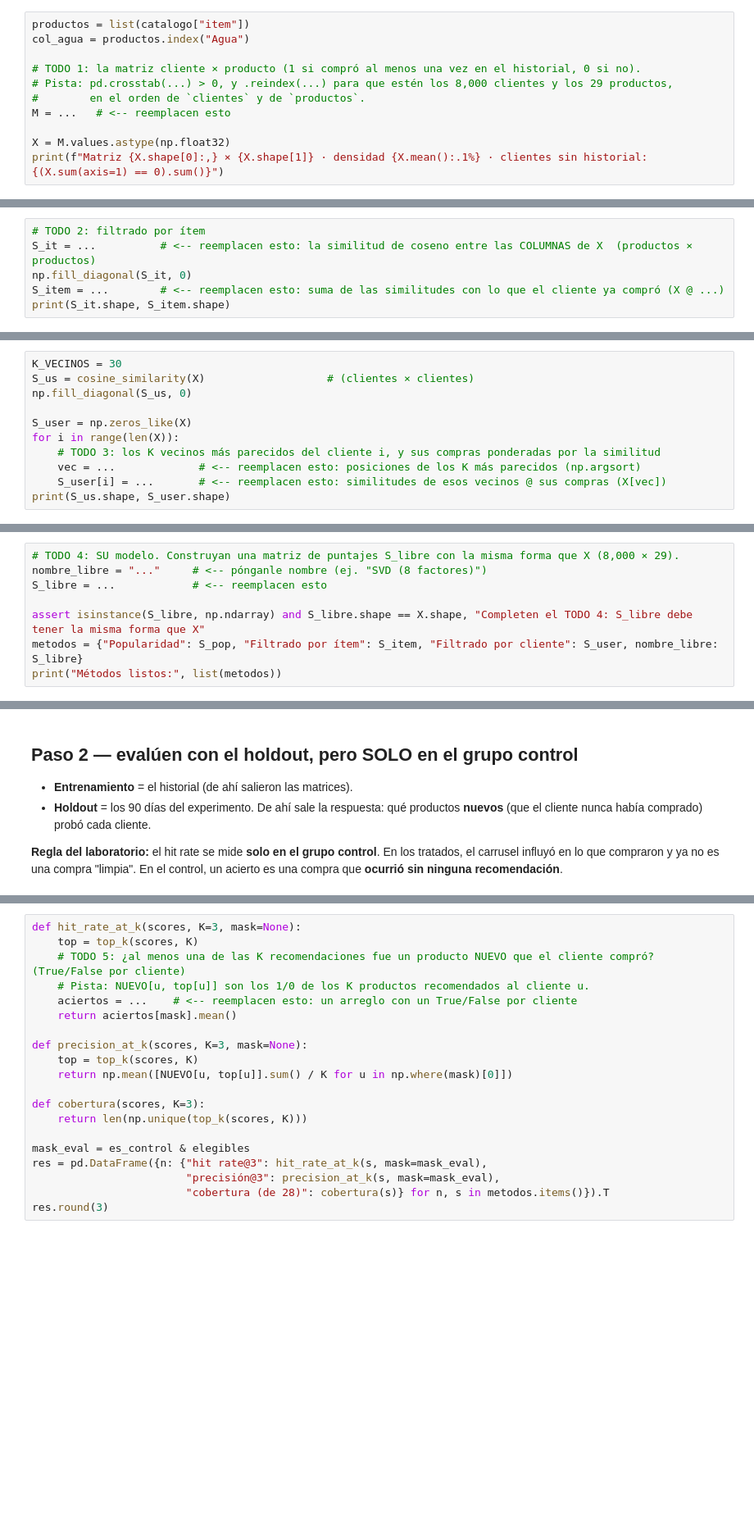
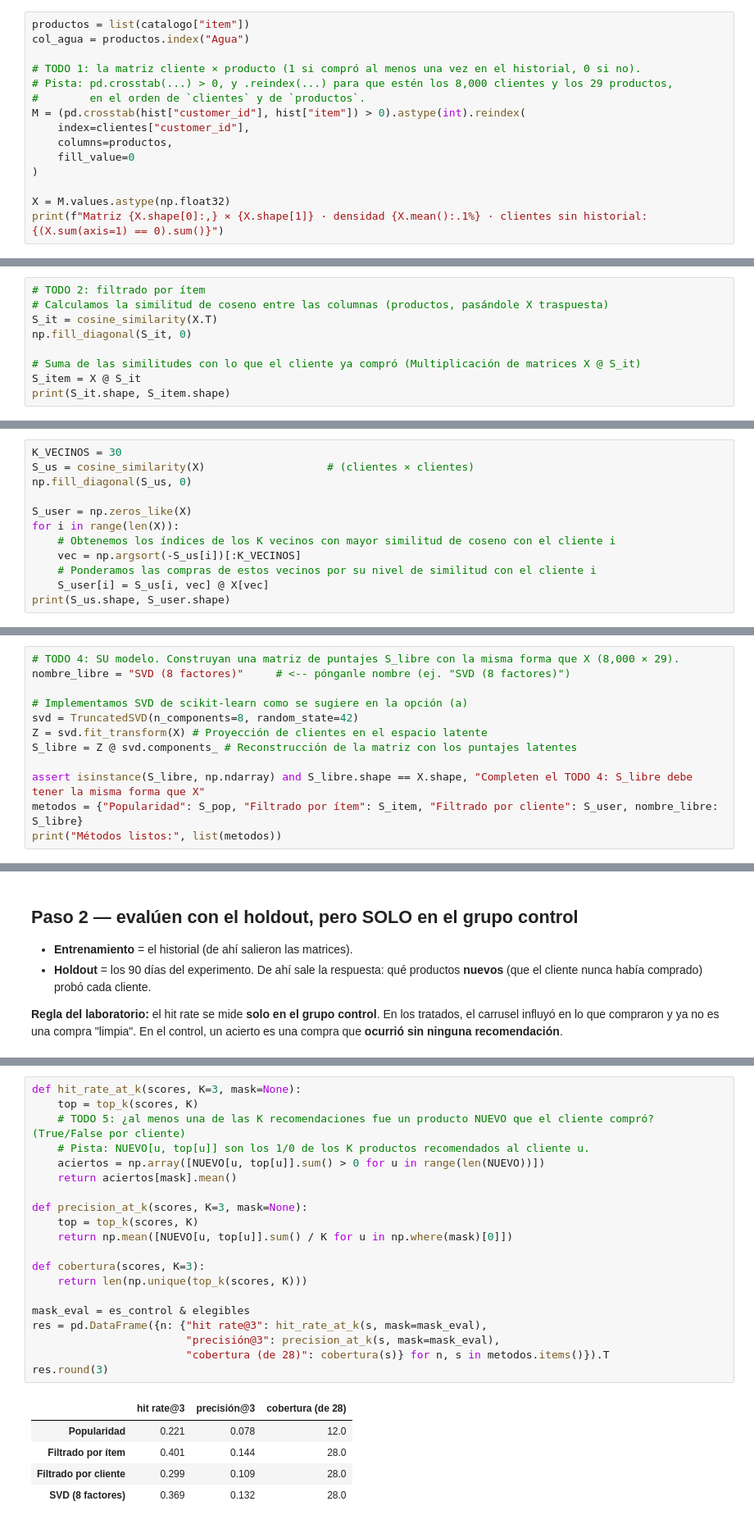
Before and after one commit to michellesarahi14/marketing-analytics-michelle-semana4, a Jupyter notebook: Semana_4/Tarea/laboratorio_recomendacion.ipynb, the cells around one changed output, grey strips where cells are left out. Shown at 82% size. Saved outputs shown, nothing was run; the diff lists cells and outputs as text; blank space fills up the shorter version.

```diff
--- a/Semana_4/Tarea/laboratorio_recomendacion.ipynb
+++ b/Semana_4/Tarea/laboratorio_recomendacion.ipynb
@@ -120,7 +120,11 @@ col_agua = productos.index("Agua")
 # TODO 1: la matriz cliente × producto (1 si compró al menos una vez en el historial, 0 si no).
 # Pista: pd.crosstab(...) > 0, y .reindex(...) para que estén los 8,000 clientes y los 29 productos,
 #        en el orden de `clientes` y de `productos`.
-M = ...   # <-- reemplacen esto
+M = (pd.crosstab(hist["customer_id"], hist["item"]) > 0).astype(int).reindex(
+    index=clientes["customer_id"],
+    columns=productos,
+    fill_value=0
+)
 
 X = M.values.astype(np.float32)
 print(f"Matriz {X.shape[0]:,} × {X.shape[1]} · densidad {X.mean():.1%} · clientes sin historial: {(X.sum(axis=1) == 0).sum()}")
@@ -141,7 +147,10 @@ tabla de similitudes **una sola vez**, y el puntaje de cada cliente es la **suma
 candidato con lo que el cliente ya compró.
 # %%
 # TODO 2: filtrado por ítem
-S_it = ...          # <-- reemplacen esto: la similitud de coseno entre las COLUMNAS de X  (productos × productos)
+# Calculamos la similitud de coseno entre las columnas (productos, pasándole X traspuesta)
+S_it = cosine_similarity(X.T)
 np.fill_diagonal(S_it, 0)
-S_item = ...        # <-- reemplacen esto: suma de las similitudes con lo que el cliente ya compró (X @ ...)
+
+# Suma de las similitudes con lo que el cliente ya compró (Multiplicación de matrices X @ S_it)
+S_item = X @ S_it
 print(S_it.shape, S_item.shape)
@@ -156,7 +167,8 @@ np.fill_diagonal(S_us, 0)
 
 S_user = np.zeros_like(X)
 for i in range(len(X)):
-    # TODO 3: los K vecinos más parecidos del cliente i, y sus compras ponderadas por la similitud
-    vec = ...             # <-- reemplacen esto: posiciones de los K más parecidos (np.argsort)
-    S_user[i] = ...       # <-- reemplacen esto: similitudes de esos vecinos @ sus compras (X[vec])
+    # Obtenemos los índices de los K vecinos con mayor similitud de coseno con el cliente i
+    vec = np.argsort(-S_us[i])[:K_VECINOS]
+    # Ponderamos las compras de estos vecinos por su nivel de similitud con el cliente i
+    S_user[i] = S_us[i, vec] @ X[vec]
 print(S_us.shape, S_user.shape)
@@ -169,8 +183,12 @@ print(S_us.shape, S_user.shape)
 - **(d)** cualquier otra idea suya (justifíquenla).
 # %%
 # TODO 4: SU modelo. Construyan una matriz de puntajes S_libre con la misma forma que X (8,000 × 29).
-nombre_libre = "..."     # <-- pónganle nombre (ej. "SVD (8 factores)")
-S_libre = ...            # <-- reemplacen esto
+nombre_libre = "SVD (8 factores)"     # <-- pónganle nombre (ej. "SVD (8 factores)")
+
+# Implementamos SVD de scikit-learn como se sugiere en la opción (a)
+svd = TruncatedSVD(n_components=8, random_state=42)
+Z = svd.fit_transform(X) # Proyección de clientes en el espacio latente
+S_libre = Z @ svd.components_ # Reconstrucción de la matriz con los puntajes latentes
 
 assert isinstance(S_libre, np.ndarray) and S_libre.shape == X.shape, "Completen el TODO 4: S_libre debe tener la misma forma que X"
 metodos = {"Popularidad": S_pop, "Filtrado por ítem": S_item, "Filtrado por cliente": S_user, nombre_libre: S_libre}
@@ -196,23 +220,29 @@ print(f"  tratamiento  : {(elegibles & ~es_control).sum():,} de {(~es_control).s
 # %%
 def hit_rate_at_k(scores, K=3, mask=None):
     top = top_k(scores, K)
     # TODO 5: ¿al menos una de las K recomendaciones fue un producto NUEVO que el cliente compró? (True/False por cliente)
     # Pista: NUEVO[u, top[u]] son los 1/0 de los K productos recomendados al cliente u.
-    aciertos = ...    # <-- reemplacen esto: un arreglo con un True/False por cliente
+    aciertos = np.array([NUEVO[u, top[u]].sum() > 0 for u in range(len(NUEVO))])
     return aciertos[mask].mean()
 
 def precision_at_k(scores, K=3, mask=None):
     top = top_k(scores, K)
     return np.mean([NUEVO[u, top[u]].sum() / K for u in np.where(mask)[0]])
 
 def cobertura(scores, K=3):
     return len(np.unique(top_k(scores, K)))
 
 mask_eval = es_control & elegibles
 res = pd.DataFrame({n: {"hit rate@3": hit_rate_at_k(s, mask=mask_eval),
                         "precisión@3": precision_at_k(s, mask=mask_eval),
                         "cobertura (de 28)": cobertura(s)} for n, s in metodos.items()}).T
 res.round(3)
+# %% [output]
+|  | hit rate@3 | precisión@3 | cobertura (de 28) |
+| Popularidad | 0.221 | 0.078 | 12.0 |
+| Filtrado por ítem | 0.401 | 0.144 | 28.0 |
+| Filtrado por cliente | 0.299 | 0.109 | 28.0 |
+| SVD (8 factores) | 0.369 | 0.132 | 28.0 |
 # %%
 fig, ax = plt.subplots(1, 2, figsize=(10, 3.8))
 colores = [GRIS, VERDE, VERDE, NARANJA]
```
Also changed, not shown: parts of 7 cells of this notebook.
